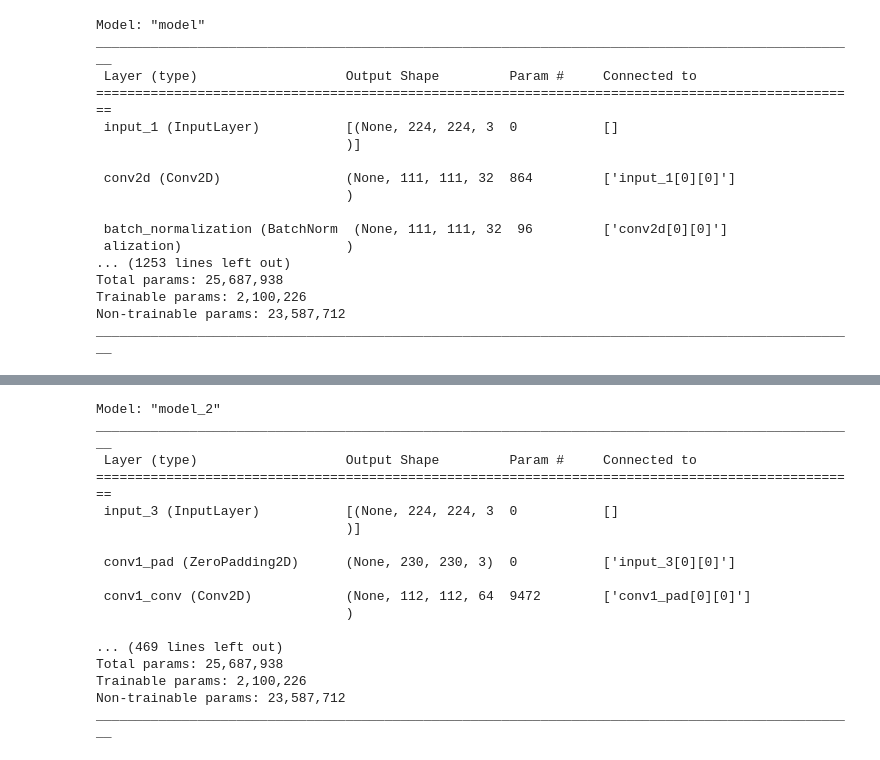
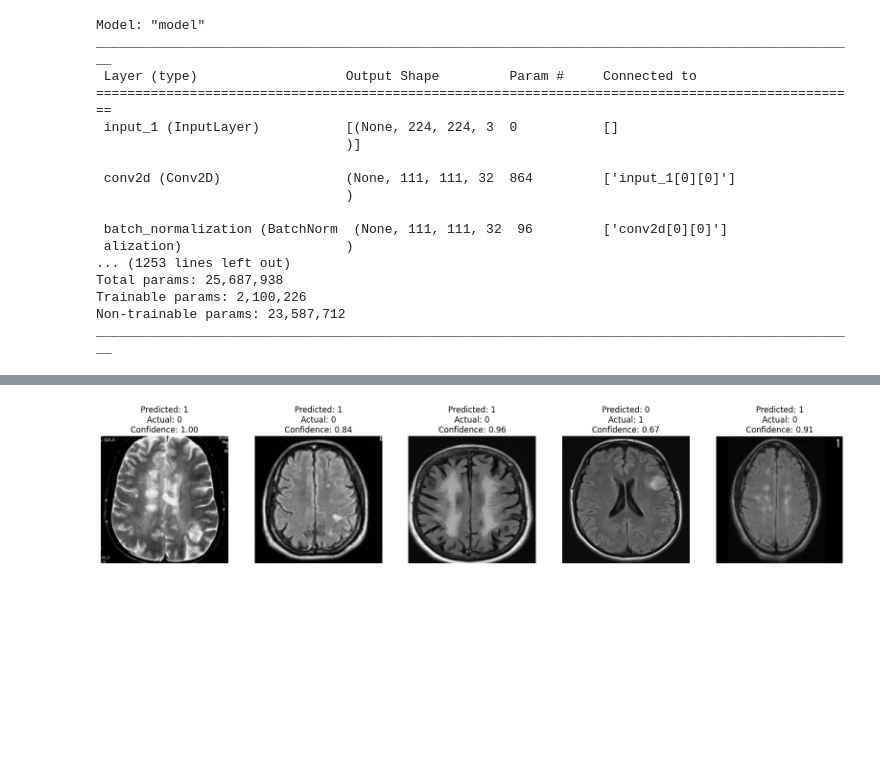
Before and after one commit to rutgerluinge/BrainTumorDetection, a Jupyter notebook: res_incep.ipynb, the cells around one changed output, grey strips where cells are left out. Cells and saved outputs as stored; diff of their text form; code cells hidden in the pictures; blank space fills up the shorter version.

```diff
--- a/res_incep.ipynb
+++ b/res_incep.ipynb
@@ -280,20 +269,16 @@ resnet.compile(optimizer='adam', loss='categorical_crossentropy', metrics=['accu
-# %%
-resnet.summary()
-# %% [output]
-Model: "model_2"
-__________________________________________________________________________________________________
- Layer (type)                   Output Shape         Param #     Connected to
-==================================================================================================
- input_3 (InputLayer)           [(None, 224, 224, 3  0           []
-                                )]
-
- conv1_pad (ZeroPadding2D)      (None, 230, 230, 3)  0           ['input_3[0][0]']
-
- conv1_conv (Conv2D)            (None, 112, 112, 64  9472        ['conv1_pad[0][0]']
-                                )
-
-... (469 lines left out)
-Total params: 25,687,938
-Trainable params: 2,100,226
-Non-trainable params: 23,587,712
-__________________________________________________________________________________________________
+# %%
+# Get the indices and confidence scores of the misclassified images
+misclassified_indices = np.where(Y_pred_classes != Y_val_classes)[0]
+misclassified_confidence = np.max(Y_pred[misclassified_indices], axis=1)
+
+# Plot the misclassified images with confidence scores
+plt.figure(figsize=(20, 20))
+for i, index in enumerate(misclassified_indices[:25]):
+    plt.subplot(5, 5, i+1)
+    plt.imshow(X_val[index])
+    plt.axis('off')
+    plt.title('Predicted: %s\nActual: %s\nConfidence: %.2f' % (Y_pred_classes[index], Y_val_classes[index], misclassified_confidence[i]))
+
+plt.show()
+# %% [output]
+[figure, added]
```
Also changed, not shown: parts of 5 cells of this notebook.
